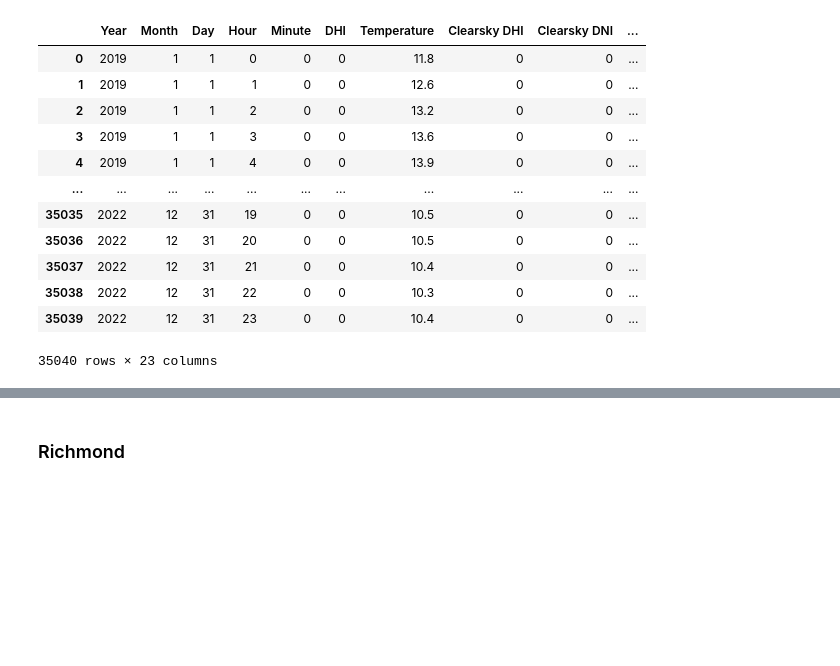
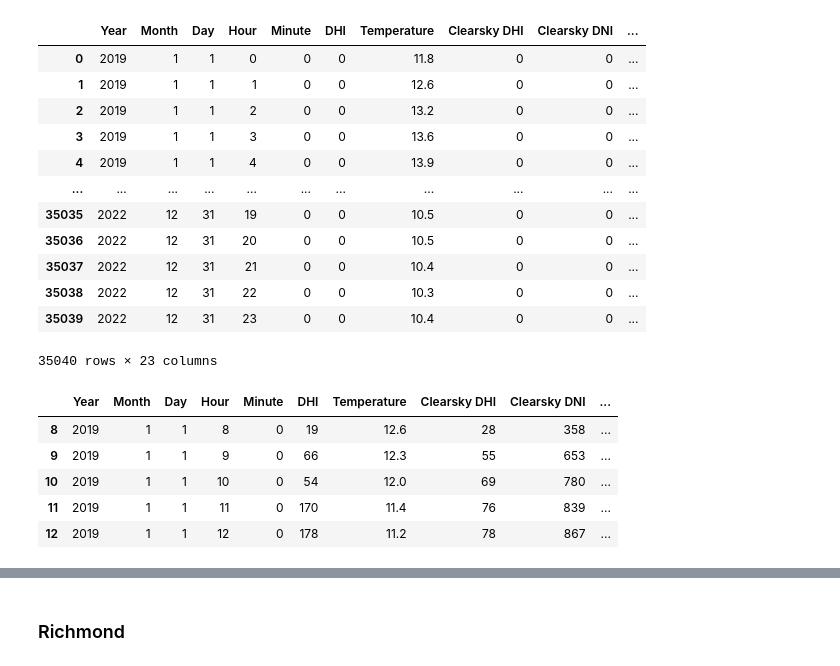
Before and after one commit to HuitingSong/ANLY5550, a Jupyter notebook: Code/dataprocessing-NSRDB.ipynb, the cells around one changed output, grey strips where cells are left out. Drawn from its saved outputs; the diff is of its cells as text; code cells hidden in the pictures; blank space fills up the shorter version.

```diff
--- a/Code/dataprocessing-NSRDB.ipynb
+++ b/Code/dataprocessing-NSRDB.ipynb
@@ -67,0 +81,9 @@ Arlington_filtered.to_csv('/Users/crystal/Desktop/ANLY5550/Data/Raw/NSRDB_Arling
+# %%
+Arlington_filtered.head()
+# %% [output]
+|  | Year | Month | Day | Hour | Minute | DHI | Temperature | Clearsky DHI | Clearsky DNI | ... |
+| 8 | 2019 | 1 | 1 | 8 | 0 | 19 | 12.6 | 28 | 358 | ... |
+| 9 | 2019 | 1 | 1 | 9 | 0 | 66 | 12.3 | 55 | 653 | ... |
+| 10 | 2019 | 1 | 1 | 10 | 0 | 54 | 12.0 | 69 | 780 | ... |
+| 11 | 2019 | 1 | 1 | 11 | 0 | 170 | 11.4 | 76 | 839 | ... |
+| 12 | 2019 | 1 | 1 | 12 | 0 | 178 | 11.2 | 78 | 867 | ... |
```
Also changed, not shown: parts of 7 cells of this notebook, 9 other files.
